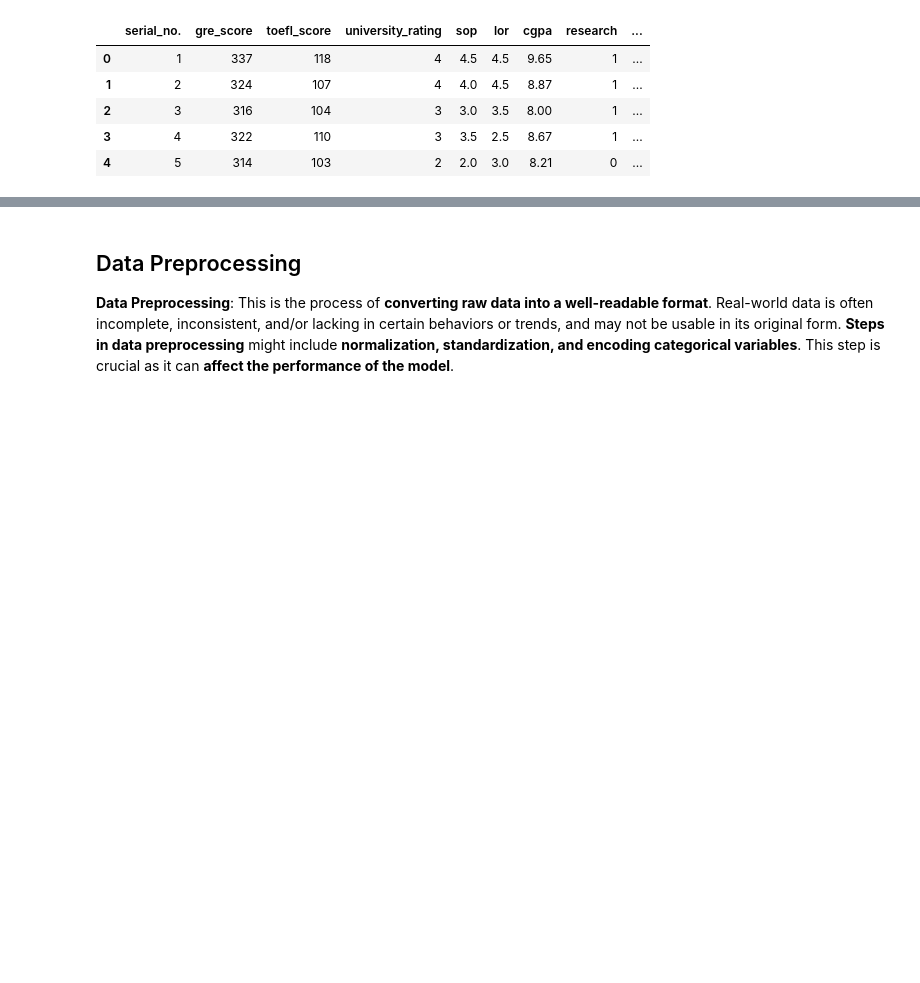
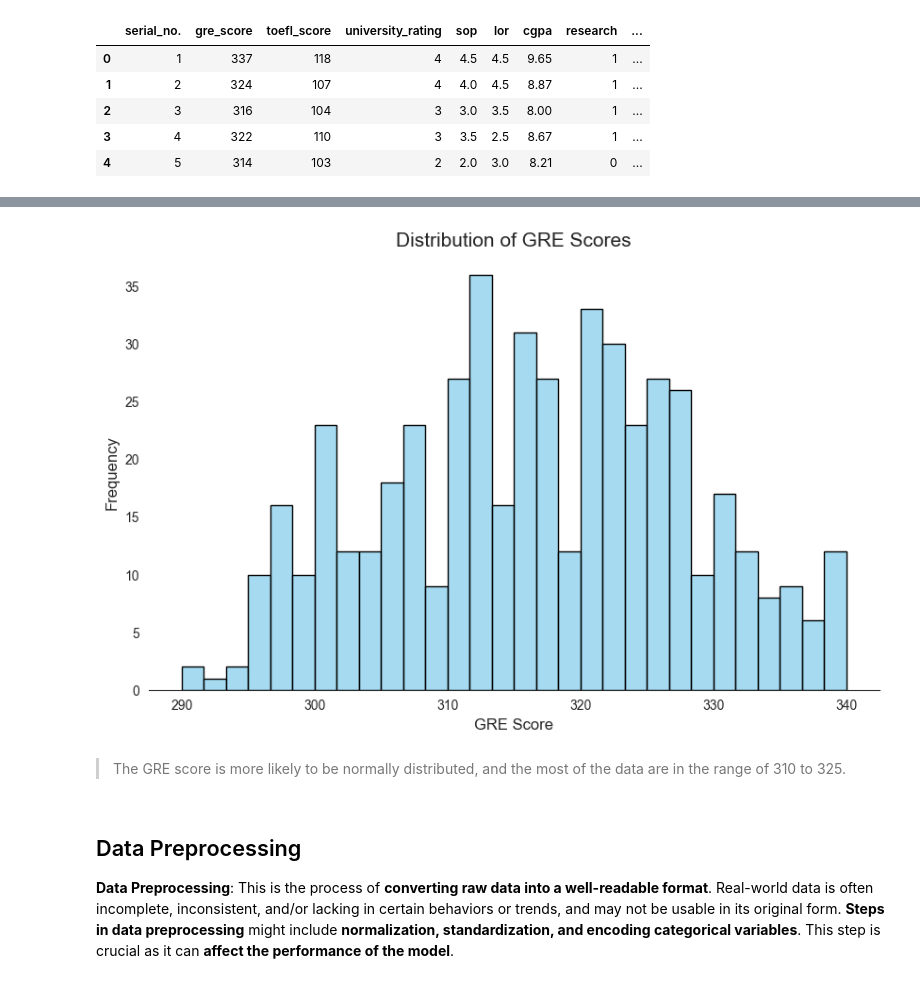
Before and after one commit to stefansphtr/Deep-Learning-Regression-with-Admissions-Data, a Jupyter notebook: Graduate_Admissions_Prediction_with_TensorFlow.ipynb, the cells around one changed output, grey strips where cells are left out. Cells and saved outputs as stored; diff of their text form; code cells hidden in the pictures; blank space fills up the shorter version.

Commit message:
chore(eda): add univariate analysis for gre_score

```diff
--- a/Graduate_Admissions_Prediction_with_TensorFlow.ipynb
+++ b/Graduate_Admissions_Prediction_with_TensorFlow.ipynb
@@ -184,3 +200,16 @@ df_admissions.head()
+# %%
+# Plot the distribution of GRE scores
+plot_distribution(
+    data=df_admissions,
+    column="gre_score",
+    title="Distribution of GRE Scores",
+    xlabel="GRE Score",
+    ylabel="Frequency",
+)
+# %% [output]
+[figure, added]
+# %% [markdown]
+> The GRE score is more likely to be normally distributed, and the most of the data are in the range of 310 to 325.
 # %% [markdown]
 ## Data Preprocessing
 
```
Also changed, not shown: parts of 4 cells of this notebook.
